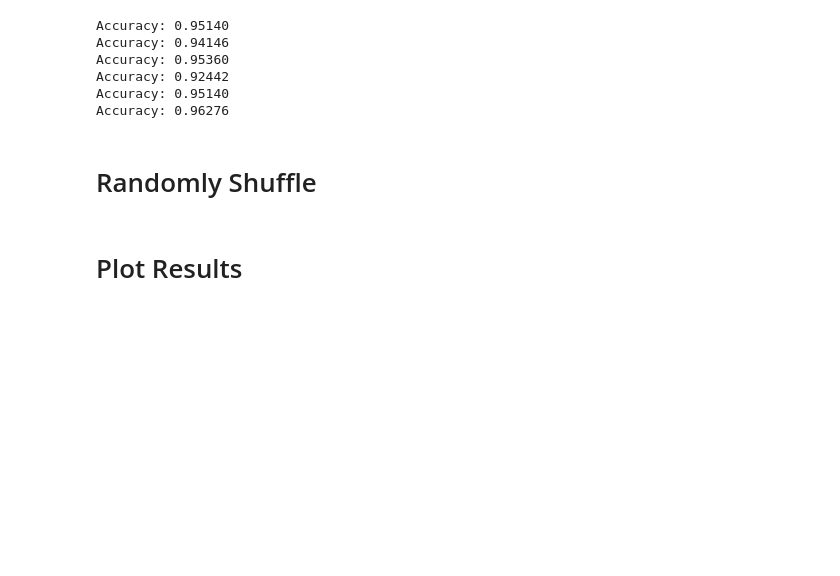
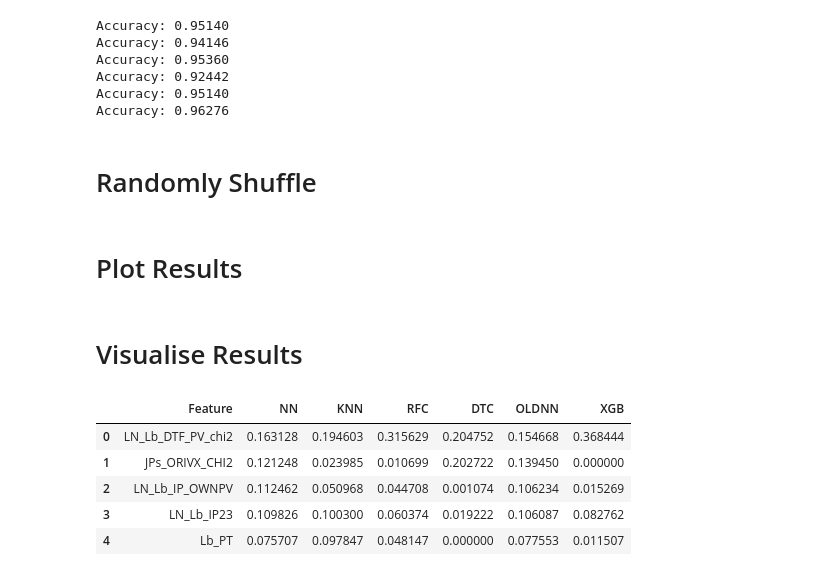
Before and after one commit to ChandlerKenworthy/Y4RareDecayProject, a Jupyter notebook: model_evaluation/feature_evaluation.ipynb, the cells around one changed output. Cells and saved outputs as stored; diff of their text form; code cells hidden in the pictures; blank space fills up the shorter version.

```diff
--- a/model_evaluation/feature_evaluation.ipynb
+++ b/model_evaluation/feature_evaluation.ipynb
@@ -95,3 +95,15 @@ for i, accs in enumerate(all_new_accs):
 
 a = a.sort_values('OLDNN', ascending=False)
 a.to_csv('permutation_importance.csv', index=False, header=True)
+# %% [markdown]
+# Visualise Results
+# %%
+df = pd.read_csv('permutation_importance.csv')
+df.head()
+# %% [output]
+|  | Feature | NN | KNN | RFC | DTC | OLDNN | XGB |
+| 0 | LN_Lb_DTF_PV_chi2 | 0.163128 | 0.194603 | 0.315629 | 0.204752 | 0.154668 | 0.368444 |
+| 1 | JPs_ORIVX_CHI2 | 0.121248 | 0.023985 | 0.010699 | 0.202722 | 0.139450 | 0.000000 |
+| 2 | LN_Lb_IP_OWNPV | 0.112462 | 0.050968 | 0.044708 | 0.001074 | 0.106234 | 0.015269 |
+| 3 | LN_Lb_IP23 | 0.109826 | 0.100300 | 0.060374 | 0.019222 | 0.106087 | 0.082762 |
+| 4 | Lb_PT | 0.075707 | 0.097847 | 0.048147 | 0.000000 | 0.077553 | 0.011507 |
```
Also changed, not shown: parts of 4 cells of this notebook.
